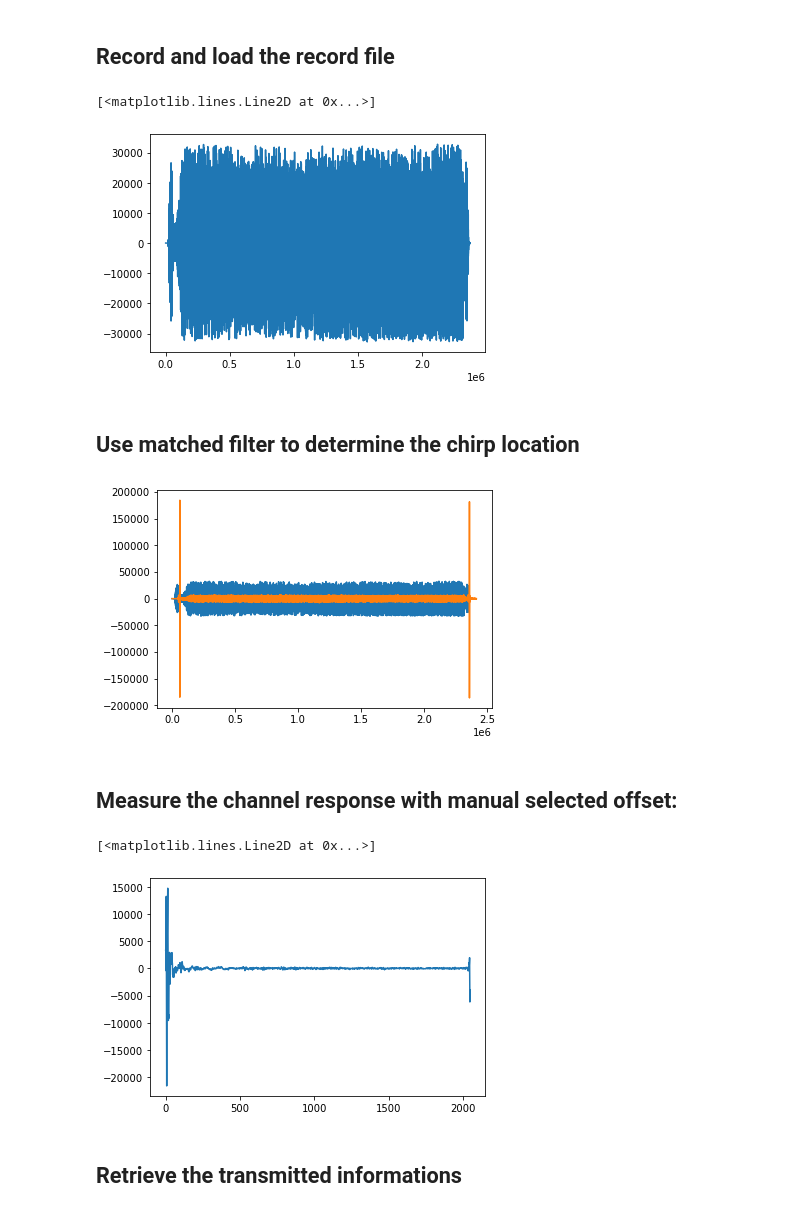
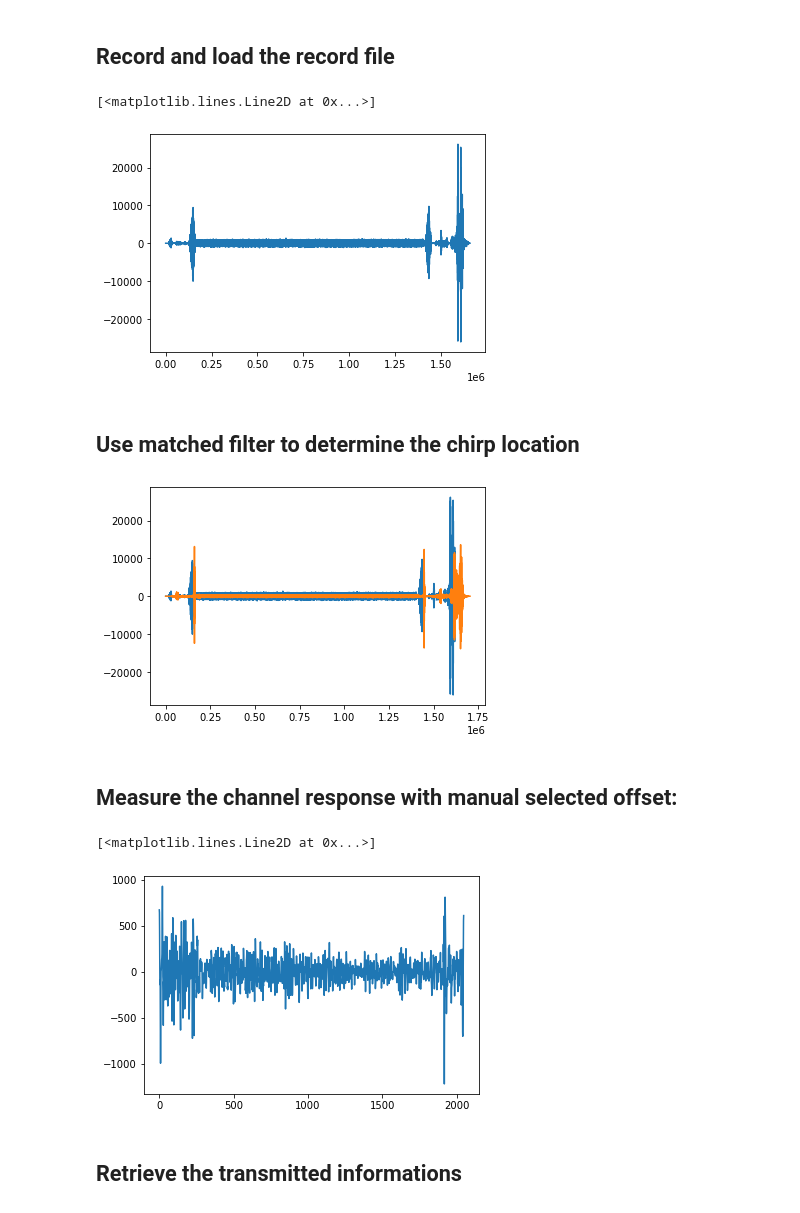
Before and after one commit to JingbiaoMei/Cambridge-Blue-Noise, a Jupyter notebook: System_setup_pilot.ipynb, the cells around one changed output. Drawn from its saved outputs; the diff is of its cells as text; code cells hidden in the pictures.

```diff
--- a/System_setup_pilot.ipynb
+++ b/System_setup_pilot.ipynb
@@ -51,11 +51,11 @@ Total length of the signal is: 2944512
 # %% [markdown]
 ## Record and load the record file
 # %%
-rx_signal = test.real_channel_response_file(test, "sound_files/Rec19.m4a")
+rx_signal = test.real_channel_response_file(test, "sound_files/Rec23.m4a")
 plt.plot(rx_signal)
 # %% [output]
 [<matplotlib.lines.Line2D at 0x...>]
-[figure, old version]
+[figure, new version]
 # %% [markdown]
 ## Use matched filter to determine the chirp location
 # %%
@@ -64,7 +64,7 @@ plt.plot(rx_signal, label='channel op')
 plt.plot(convolution/100, label='convolution')
 plt.show()
 # %% [output]
-[figure, old version]
+[figure, new version]
 # %% [markdown]
 ## Measure the channel response with manual selected offset:
 # %%
@@ -74,7 +74,7 @@ channel_freq_response, channel_imp_response = test.estimate_channel_response_pil
 plt.plot(channel_imp_response)
 # %% [output]
 [<matplotlib.lines.Line2D at 0x...>]
-[figure, old version]
+[figure, new version]
 # %% [markdown]
 ## Retrieve the transmitted informations
 # %% [markdown]
```
Also changed, not shown: parts of 8 cells of this notebook, 10 other files.
